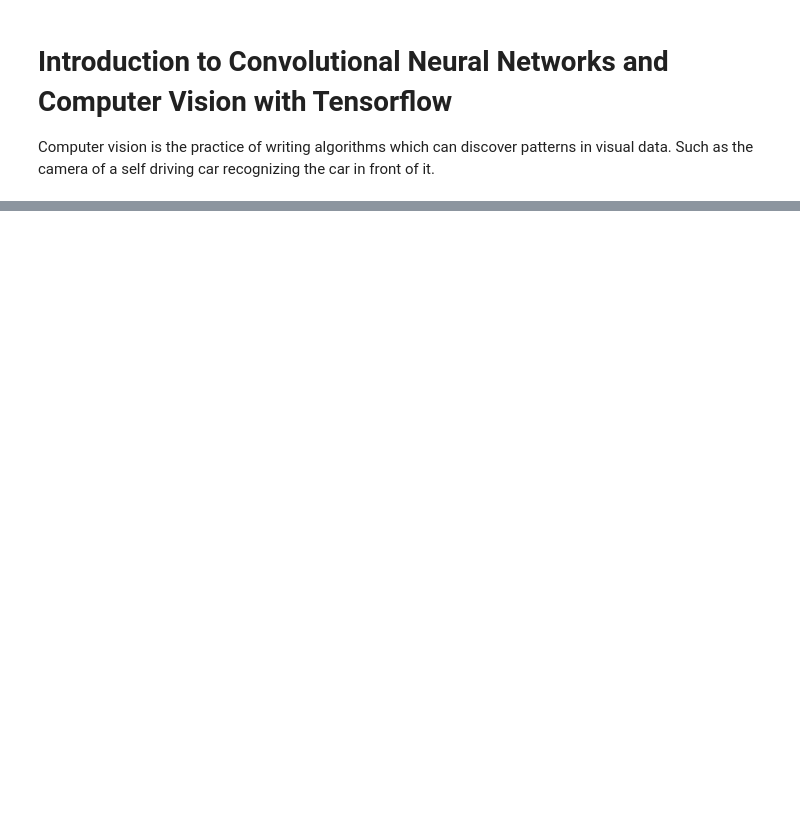
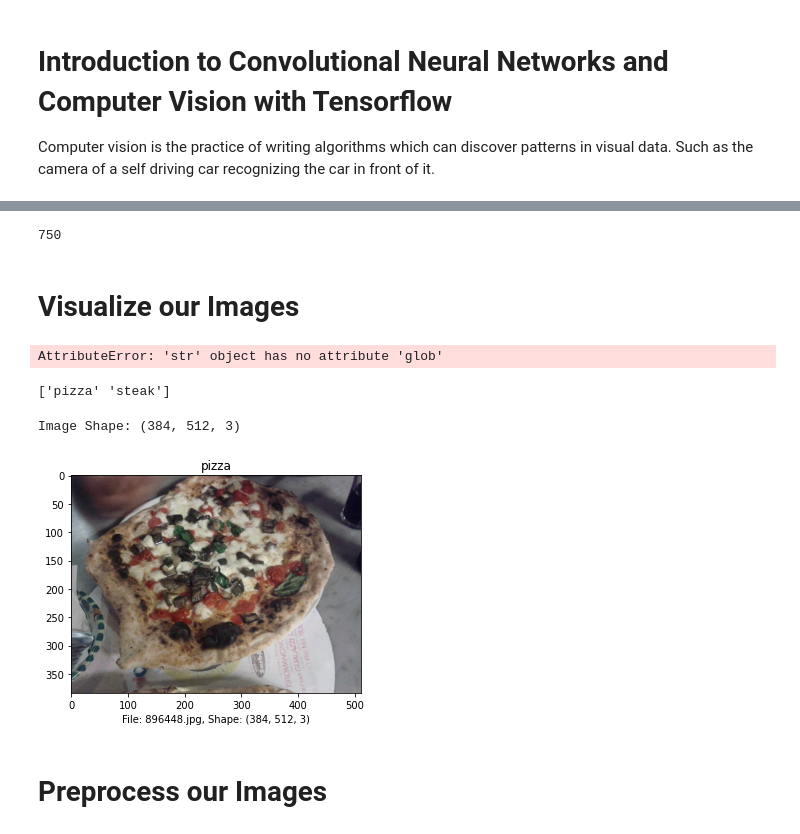
Before and after one commit to DataAnalyticsDojo/Samples-TensorFlow, a Jupyter notebook: FundamentalsCourse/03_convolutional_neural_network_with_tensorflow.ipynb, the cells around one changed output, grey strips where cells are left out. Drawn from its saved outputs; the diff is of its cells as text; code cells hidden in the pictures; blank space fills up the shorter version.

```diff
--- a/FundamentalsCourse/03_convolutional_neural_network_with_tensorflow.ipynb
+++ b/FundamentalsCourse/03_convolutional_neural_network_with_tensorflow.ipynb
@@ -8,5 +8,12 @@ Computer vision is the practice of writing algorithms which can discover pattern
 * The source data set is from the [Kaggle Food 101 Data Set](https://www.kaggle.com/dansbecker/food-101)
 * Daniel modified the data set [using this script](https://github.com/mrdbourke/tensorflow-deep-learning/blob/main/extras/image_data_modification.ipynb).
 * The resulting zip file we use in this notbnook [is here](https://storage.googleapis.com/ztm_tf_course/food_vision/pizza_steak.zip).
+# %%
+#Setup variables for our data
+zip_download_file = "/home/pi/Dev/data/pizza_steak/pizza_steak.zip"
+zip_extract_location = "/home/pi/Dev/data/pizza_steak/"
+data_dir = "/home/pi/Dev/data/pizza_steak/pizza_steak"
+train_data_dir = data_dir + "/train"
+test_data_dir = data_dir + "/test"
 # %%
 # Get the data set
@@ -30,0 +89,53 @@ zip_ref.close()
+# %%
+ # Another way to find out how many images are in a directory
+ num_steak_images_train = len(os.listdir(data_dir+"/train/steak"))
+ num_steak_images_train
+# %% [output]
+750
+# %% [markdown]
+# Visualize our Images
+# %%
+for item in train_data_dir.glob("*"):
+    print(item)
+# %% [output]
+AttributeError: 'str' object has no attribute 'glob'
+# %%
+# To visualize our imaages, first lets get our class names programatically
+import pathlib
+import numpy as np
+train_data_dir_path = pathlib.Path(data_dir+"/train/")
+# Create a list of class names from the subdirectories
+class_names = np.array(sorted([item.name for item in train_data_dir_path.glob("*")]))
+class_names = np.delete(class_names, np.where(class_names == ".DS_Store"))
+print(class_names)
+# %% [output]
+['pizza' 'steak']
+# %%
+# Lets visualize our images
+import matplotlib.pyplot as plt
+import matplotlib.image as mpimg
+import random
+
+def view_random_image(target_dir, target_class):
+    # Setup the target directory (we'll view images from here)
+    target_folder = target_dir + "/" + target_class
+
+    #Get a random image path
+    random_image = random.sample(os.listdir(target_folder), 1)
+
+    # Read in the image and plot it using matplotlib
+    img = mpimg.imread(target_folder + "/" + random_image[0])
+    plt.imshow(img)
+    plt.title(target_class)
+    plt.xlabel(f"File: {random_image[0]}, Shape: {img.shape}")
+
+    print(f"Image Shape: {img.shape}")
+    return img
+# %%
+# View a random image from the training data set
+img = view_random_image(train_data_dir, "pizza")
+# %% [output]
+Image Shape: (384, 512, 3)
+[figure, added]
+# %% [markdown]
+# Preprocess our Images
```
Also changed, not shown: parts of 79 cells of this notebook.
